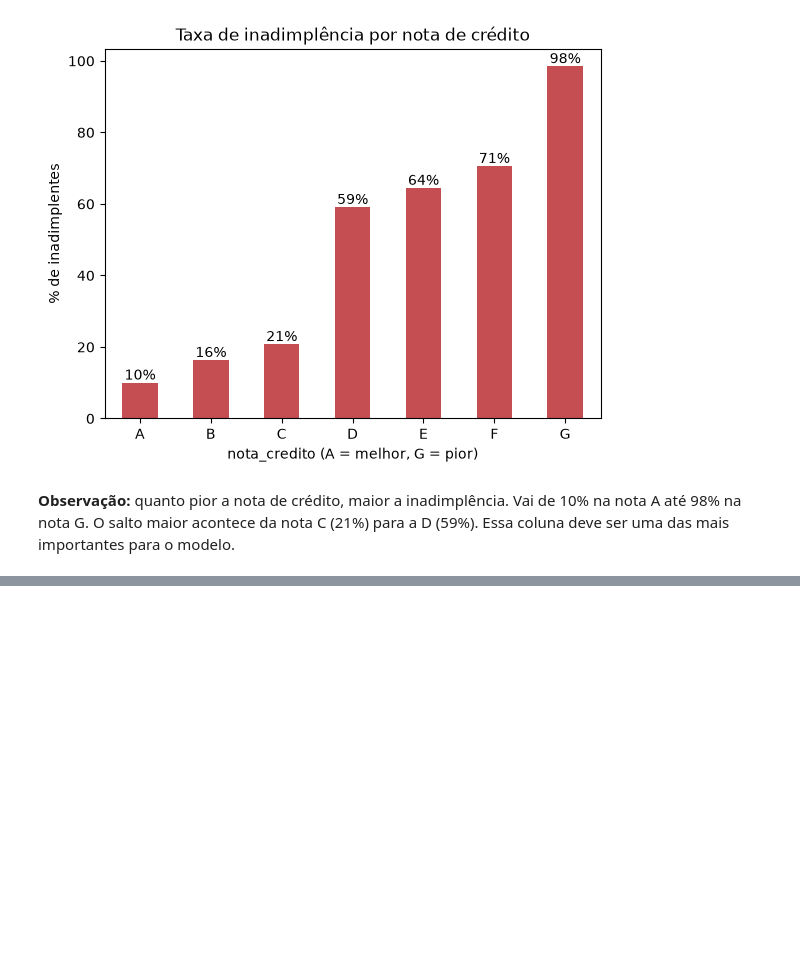
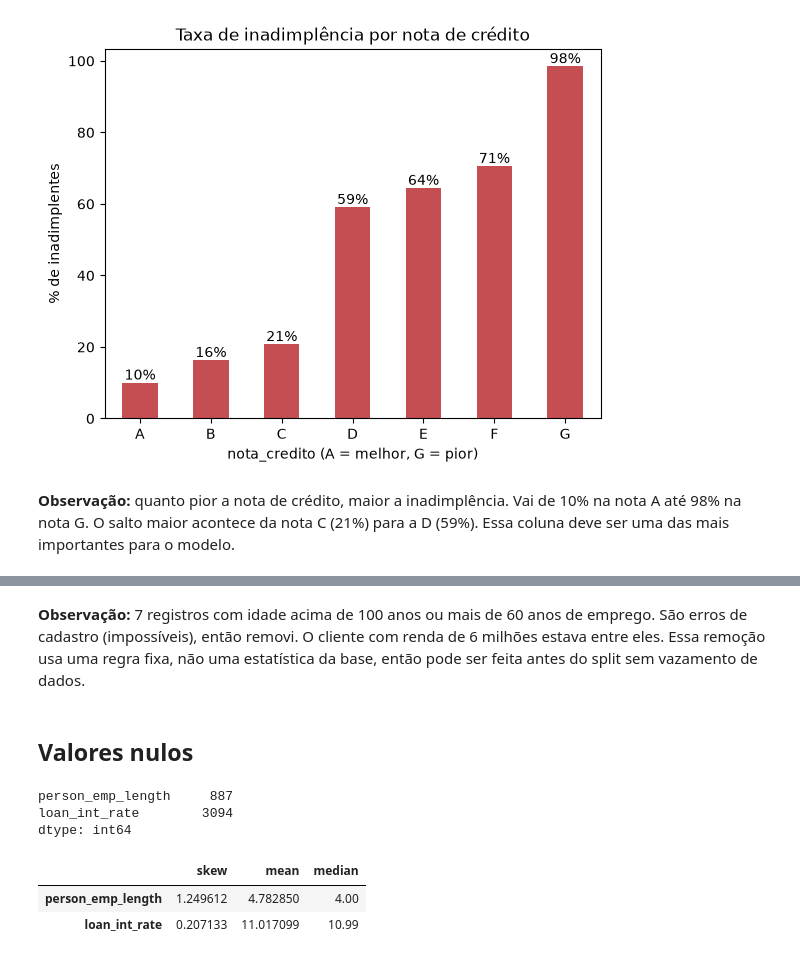
Before and after one commit to LuizPk13/M3_Projeto_Final_Risco_Credito, a Jupyter notebook: notebooks/01_eda_limpeza.ipynb, the cells around one changed output, grey strips where cells are left out. Drawn from its saved outputs; the diff is of its cells as text; code cells hidden in the pictures; blank space fills up the shorter version.

```diff
--- a/notebooks/01_eda_limpeza.ipynb
+++ b/notebooks/01_eda_limpeza.ipynb
@@ -194,0 +236,20 @@ A base tem 32.581 clientes e é desbalanceada (78% adimplentes e 22% inadimplent
+# %% [markdown]
+**Observação:** 7 registros com idade acima de 100 anos ou mais de 60 anos de emprego. São erros de cadastro (impossíveis), então removi. O cliente com renda de 6 milhões estava entre eles. Essa remoção usa uma regra fixa, não uma estatística da base, então pode ser feita antes do split sem vazamento de dados.
+# %% [markdown]
+## Valores nulos
+# %%
+# Quantos nulos por coluna e em que proporção
+nulos = df.isna().sum()
+print(nulos[nulos > 0])
+print()
+
+# Assimetria, média e mediana das colunas com nulos (para escolher como preencher)
+colunas_nulas = ["person_emp_length", "loan_int_rate"]
+df[colunas_nulas].agg(["skew", "mean", "median"]).T
+# %% [output]
+person_emp_length     887
+loan_int_rate        3094
+dtype: int64
+|  | skew | mean | median |
+| person_emp_length | 1.249612 | 4.782850 | 4.00 |
+| loan_int_rate | 0.207133 | 11.017099 | 10.99 |
```
Also changed, not shown: parts of 20 cells of this notebook, 1 other file.
